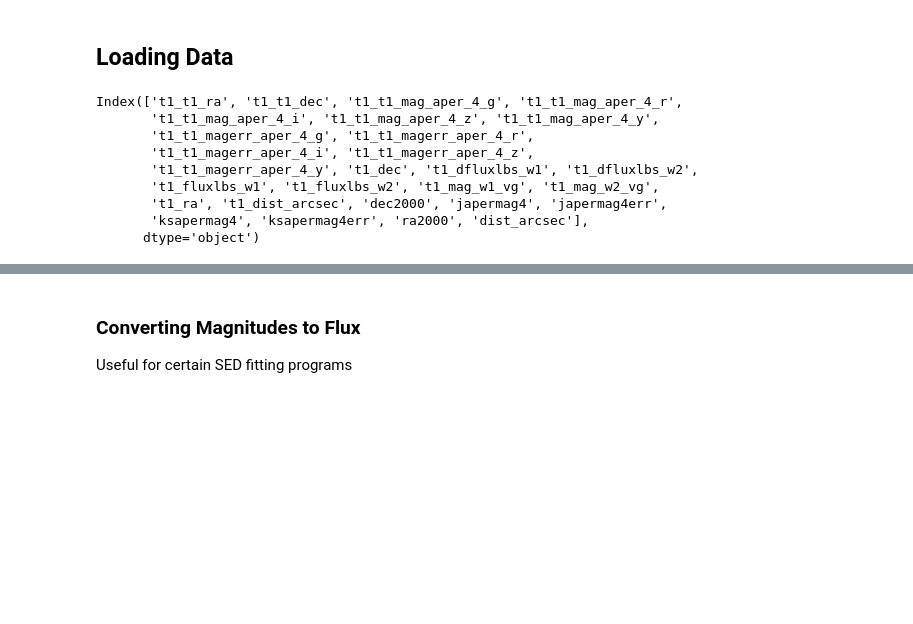
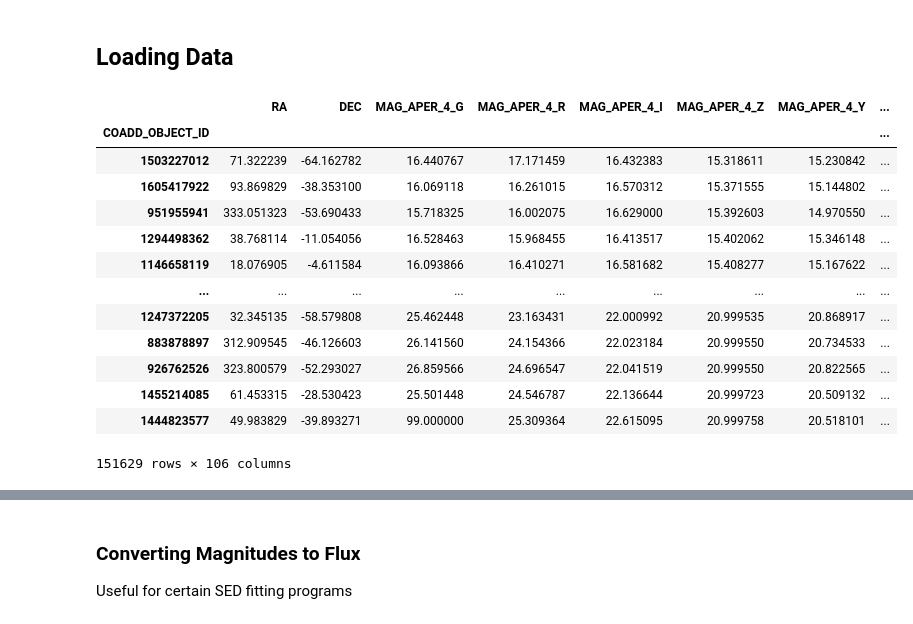
Before and after one commit to xbyrne/glq_mpia, a Jupyter notebook: selecting_data/magnitude_processing.ipynb, the cells around one changed output, grey strips where cells are left out. Saved outputs shown, nothing was run; the diff lists cells and outputs as text; code cells hidden in the pictures; blank space fills up the shorter version.

```diff
--- a/selecting_data/magnitude_processing.ipynb
+++ b/selecting_data/magnitude_processing.ipynb
@@ -13,12 +9,17 @@ main_df = pd.read_csv('cut_desxwisexvhs.csv', index_col=0)
-# %%
-main_df.columns
-# %% [output]
-Index(['t1_t1_ra', 't1_t1_dec', 't1_t1_mag_aper_4_g', 't1_t1_mag_aper_4_r',
-       't1_t1_mag_aper_4_i', 't1_t1_mag_aper_4_z', 't1_t1_mag_aper_4_y',
-       't1_t1_magerr_aper_4_g', 't1_t1_magerr_aper_4_r',
-       't1_t1_magerr_aper_4_i', 't1_t1_magerr_aper_4_z',
-       't1_t1_magerr_aper_4_y', 't1_dec', 't1_dfluxlbs_w1', 't1_dfluxlbs_w2',
-       't1_fluxlbs_w1', 't1_fluxlbs_w2', 't1_mag_w1_vg', 't1_mag_w2_vg',
-       't1_ra', 't1_dist_arcsec', 'dec2000', 'japermag4', 'japermag4err',
-       'ksapermag4', 'ksapermag4err', 'ra2000', 'dist_arcsec'],
-      dtype='object')
+# %%
+full_df
+# %% [output]
+|  | RA | DEC | MAG_APER_4_G | MAG_APER_4_R | MAG_APER_4_I | MAG_APER_4_Z | MAG_APER_4_Y | ... |
+| COADD_OBJECT_ID |  |  |  |  |  |  |  | ... |
+| 1503227012 | 71.322239 | -64.162782 | 16.440767 | 17.171459 | 16.432383 | 15.318611 | 15.230842 | ... |
+| 1605417922 | 93.869829 | -38.353100 | 16.069118 | 16.261015 | 16.570312 | 15.371555 | 15.144802 | ... |
+| 951955941 | 333.051323 | -53.690433 | 15.718325 | 16.002075 | 16.629000 | 15.392603 | 14.970550 | ... |
+| 1294498362 | 38.768114 | -11.054056 | 16.528463 | 15.968455 | 16.413517 | 15.402062 | 15.346148 | ... |
+| 1146658119 | 18.076905 | -4.611584 | 16.093866 | 16.410271 | 16.581682 | 15.408277 | 15.167622 | ... |
+| ... | ... | ... | ... | ... | ... | ... | ... | ... |
+| 1247372205 | 32.345135 | -58.579808 | 25.462448 | 23.163431 | 22.000992 | 20.999535 | 20.868917 | ... |
+| 883878897 | 312.909545 | -46.126603 | 26.141560 | 24.154366 | 22.023184 | 20.999550 | 20.734533 | ... |
+| 926762526 | 323.800579 | -52.293027 | 26.859566 | 24.696547 | 22.041519 | 20.999550 | 20.822565 | ... |
+| 1455214085 | 61.453315 | -28.530423 | 25.501448 | 24.546787 | 22.136644 | 20.999723 | 20.509132 | ... |
+| 1444823577 | 49.983829 | -39.893271 | 99.000000 | 25.309364 | 22.615095 | 20.999758 | 20.518101 | ... |
+151629 rows × 106 columns
```
Also changed, not shown: parts of 4 cells of this notebook, 5 other files.
